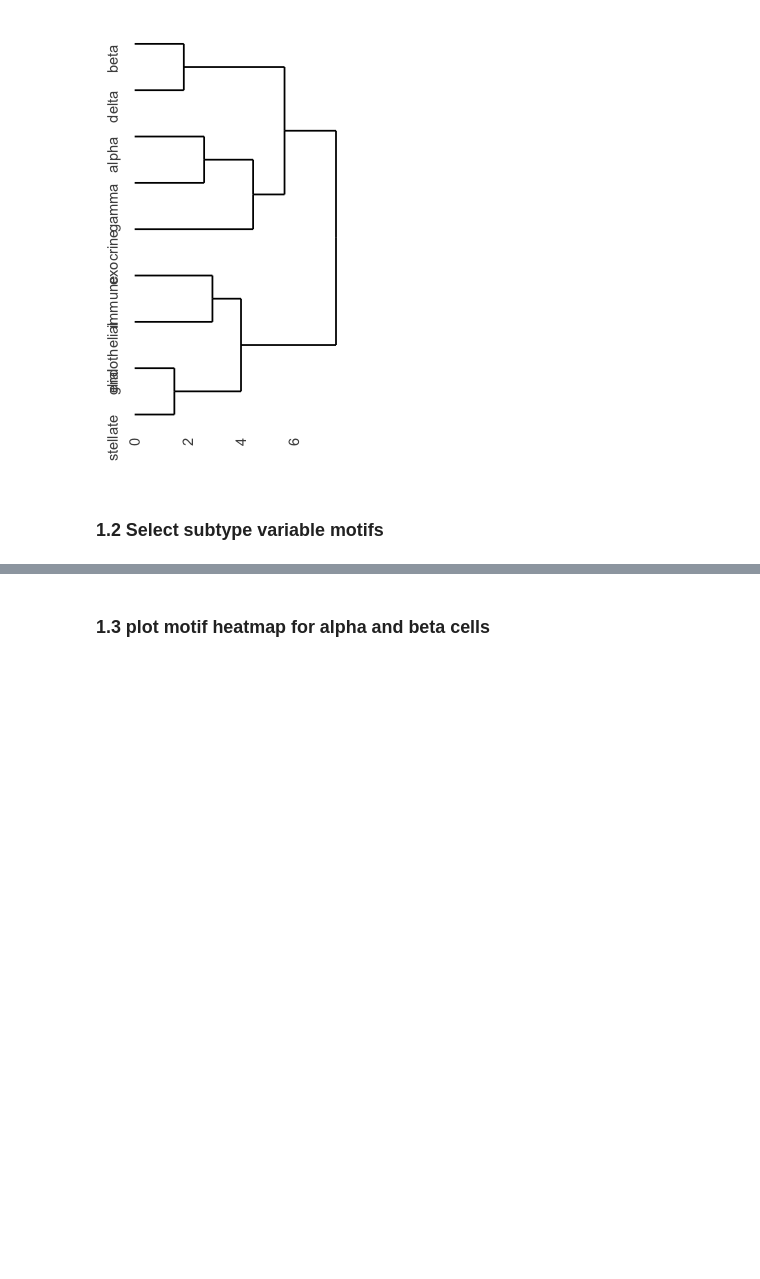
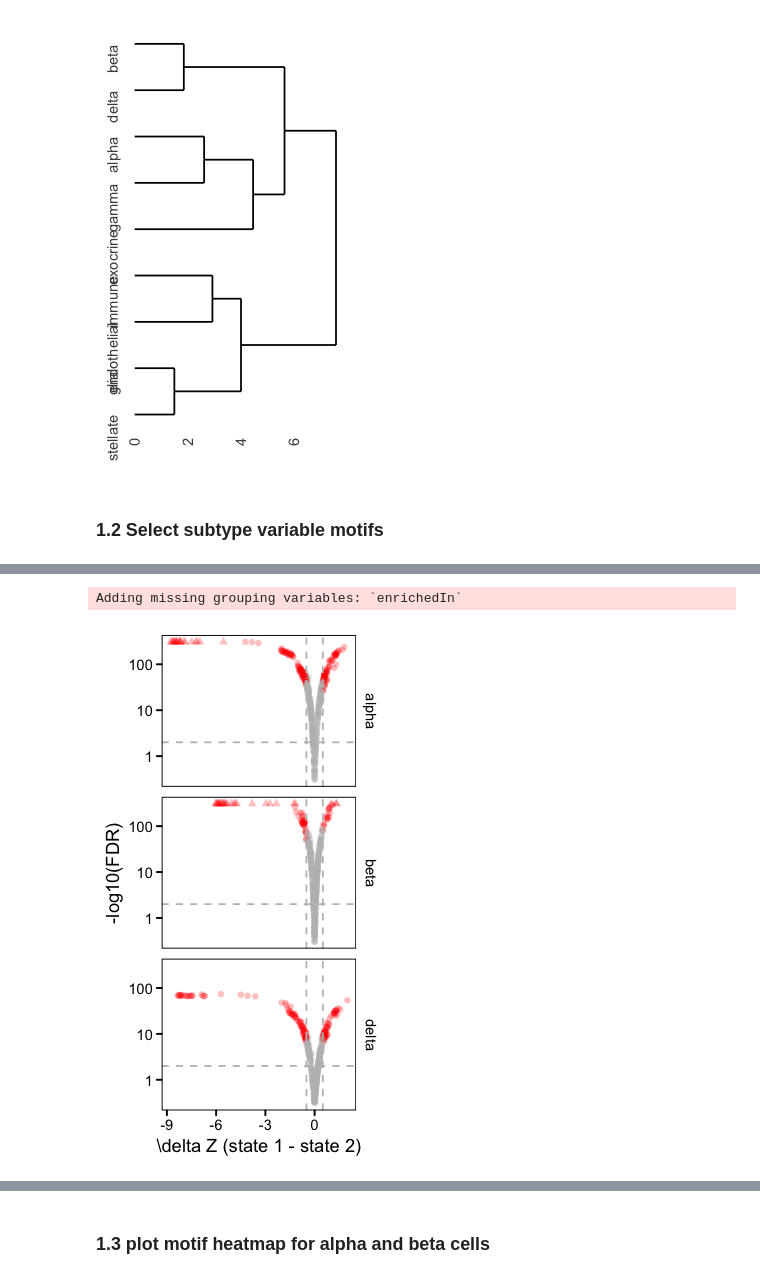
Before and after one commit to biomystery/islet_figs_motifs, a Jupyter notebook: figcode/plots.ipynb, the cells around one changed output, grey strips where cells are left out. Drawn from its saved outputs; the diff is of its cells as text; code cells hidden in the pictures; blank space fills up the shorter version.

```diff
--- a/figcode/plots.ipynb
+++ b/figcode/plots.ipynb
@@ -354,2 +363,23 @@ head(ttest.res.pd)
+# %%
+options(repr.plot.width = 2.5, repr.plot.height = 4.5)
+
+
+plt.volcano.ttest <- ggplot(ttest.res.pd, aes(delta, -log10(FDR))) + geom_point(aes(color = selected),
+    shape = ifelse(ttest.res.pd$FDR.bak < ttest.res.pd$min.FDR, 17, 16), alpha = 0.25) +
+    theme_pubr() + geom_hline(yintercept = 2, linetype = 2, color = "grey") + geom_vline(xintercept = c(-0.5,
+    0.5), linetype = 2, color = "grey") + scale_y_log10() + scale_color_manual(values = c("grey",
+    "red")) + theme(legend.position = "none") + facet_grid(celltype ~ .) + xlab("\\delta Z (state 1 - state 2)")
+
+print(plt.volcano.ttest)
+
+ggsave(paste0("../figures/Fig2/subfigs/fig2_sub_vs_sub.volcation.motif_selection.pdf"),
+    width = 2.5, height = 4.5, units = "in", useDingbats = F)
+system(paste0("open ../figures/Fig2/subfigs/fig2_sub_vs_sub.volcation.motif_selection.pdf"))
+fwrite(plt.volcano.ttest$data %>% select(celltype, motif, delta, selected, FDR),
+    "../figures/Fig2/subfigs/fig2_sub_vs_sub.volcation.motif_selection.csv")
+system("open ../figures/Fig2/subfigs/fig2_sub_vs_sub.volcation.motif_selection.csv")
+# %% [output]
+Adding missing grouping variables: `enrichedIn`
+[figure, added]
 # %%
 options(repr.plot.width = 2.5, repr.plot.height = 4.5)
```
Also changed, not shown: parts of 4 cells of this notebook, 2 other files.
